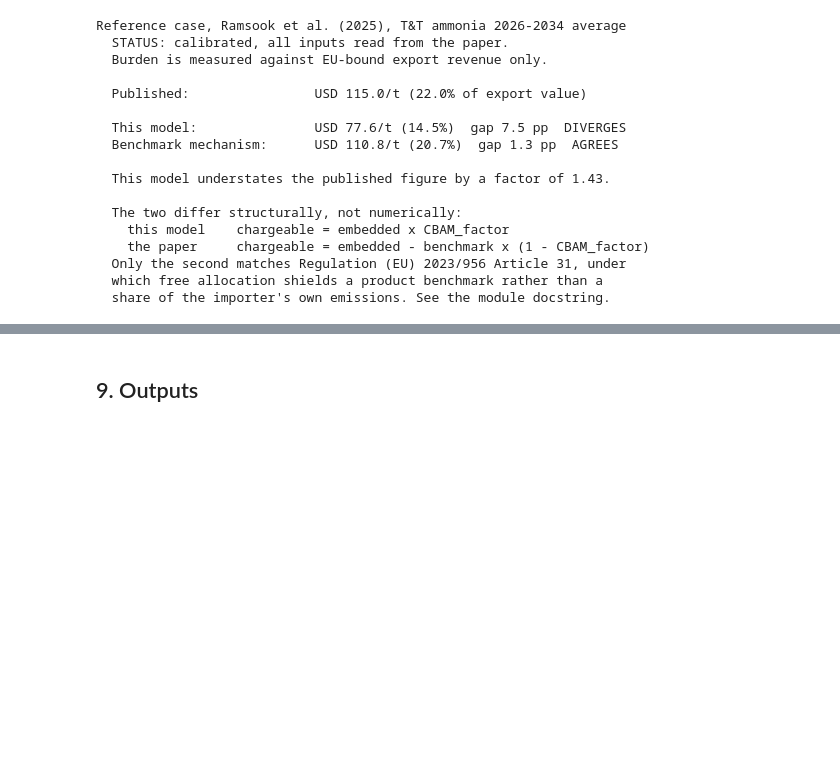
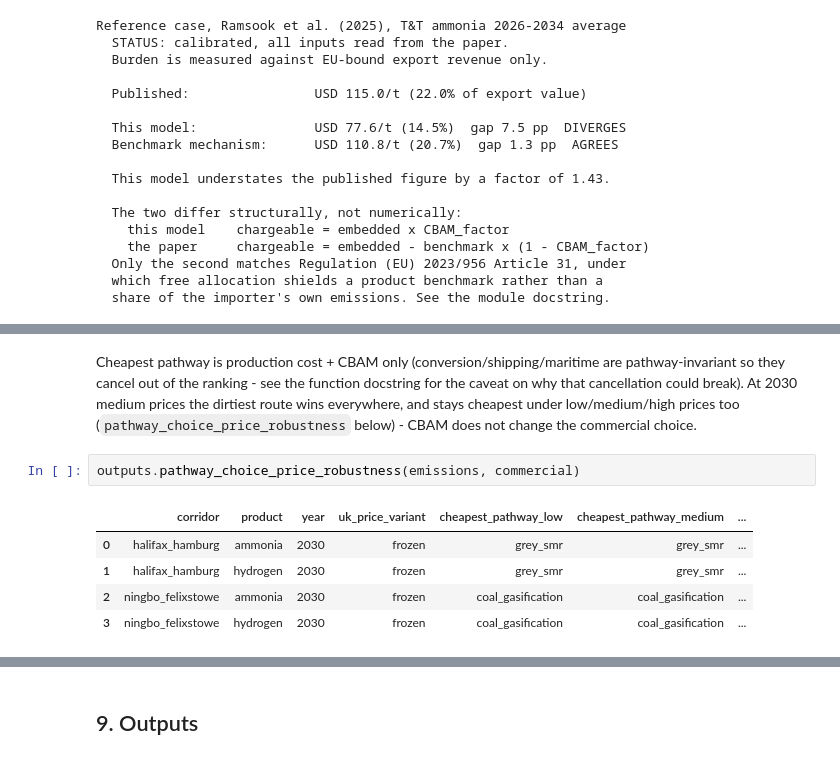
Before and after one commit to Samir-Abuisneneh/cbam-dashboard, a Jupyter notebook: run_model.ipynb, the cells around one changed output, grey strips where cells are left out. Saved outputs shown, nothing was run; the diff lists cells and outputs as text; blank space fills up the shorter version.

```diff
--- a/run_model.ipynb
+++ b/run_model.ipynb
@@ -413,0 +428,13 @@ Reference case, Ramsook et al. (2025), T&T ammonia 2026-2034 average
+# %% [markdown]
+Cheapest pathway is production cost + CBAM only (conversion/shipping/maritime are pathway-invariant so they
+cancel out of the ranking - see the function docstring for the caveat on why that cancellation could break).
+At 2030 medium prices the dirtiest route wins everywhere, and stays cheapest under low/medium/high prices too
+(`pathway_choice_price_robustness` below) - CBAM does not change the commercial choice.
+# %%
+outputs.pathway_choice_price_robustness(emissions, commercial)
+# %% [output]
+|  | corridor | product | year | uk_price_variant | cheapest_pathway_low | cheapest_pathway_medium | ... |
+| 0 | halifax_hamburg | ammonia | 2030 | frozen | grey_smr | grey_smr | ... |
+| 1 | halifax_hamburg | hydrogen | 2030 | frozen | grey_smr | grey_smr | ... |
+| 2 | ningbo_felixstowe | ammonia | 2030 | frozen | coal_gasification | coal_gasification | ... |
+| 3 | ningbo_felixstowe | hydrogen | 2030 | frozen | coal_gasification | coal_gasification | ... |
```
Also changed, not shown: parts of 15 cells of this notebook, 19 other files.
